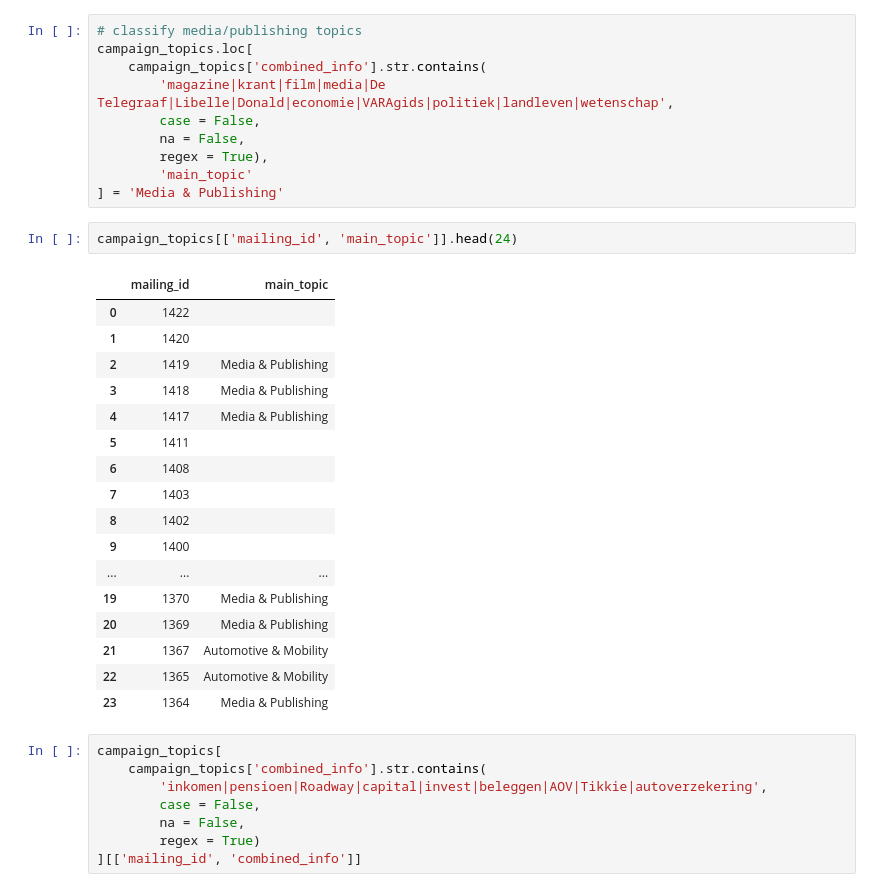
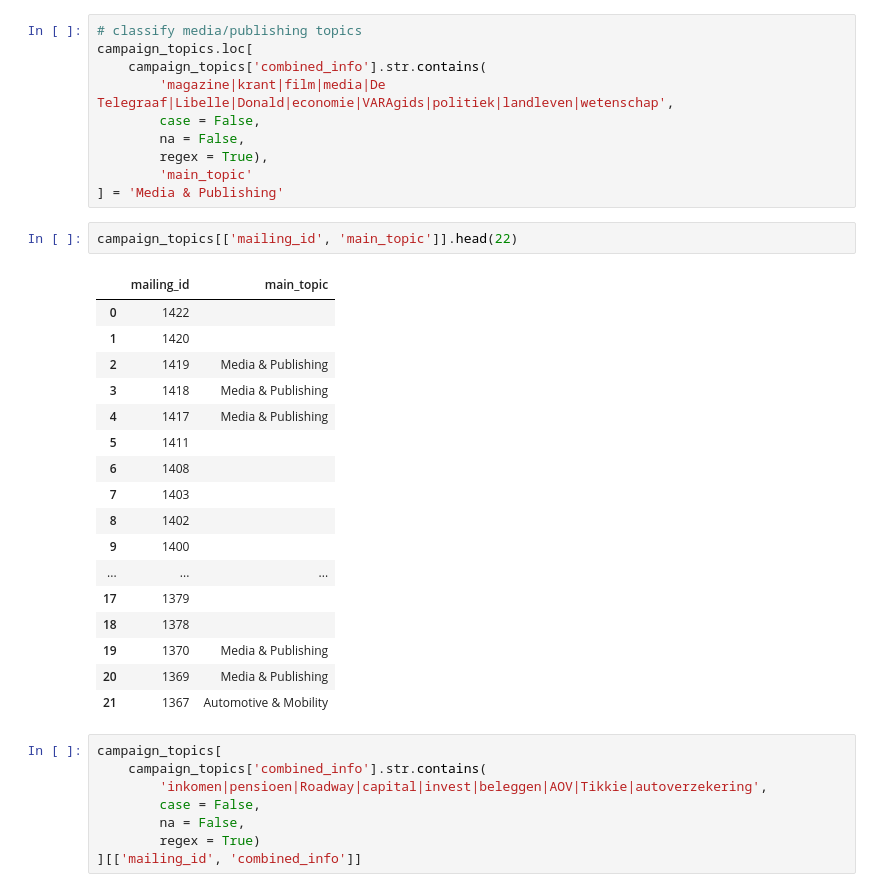
Before and after one commit to giadauva/OMG-Thesis, a Jupyter notebook: Thesis_OMG analysis.ipynb, the cells around one changed output. Saved outputs shown, nothing was run; the diff lists cells and outputs as text.

```diff
--- a/Thesis_OMG analysis.ipynb
+++ b/Thesis_OMG analysis.ipynb
@@ -1650,25 +1682,25 @@ campaign_topics.loc[
         'main_topic'
 ] = 'Media & Publishing'
 # %%
-campaign_topics[['mailing_id', 'main_topic']].head(24)
+campaign_topics[['mailing_id', 'main_topic']].head(22)
 # %% [output]
 |  | mailing_id | main_topic |
 | 0 | 1422 |  |
 | 1 | 1420 |  |
 | 2 | 1419 | Media & Publishing |
 | 3 | 1418 | Media & Publishing |
 | 4 | 1417 | Media & Publishing |
 | 5 | 1411 |  |
 | 6 | 1408 |  |
 | 7 | 1403 |  |
 | 8 | 1402 |  |
 | 9 | 1400 |  |
 | ... | ... | ... |
+| 17 | 1379 |  |
+| 18 | 1378 |  |
 | 19 | 1370 | Media & Publishing |
 | 20 | 1369 | Media & Publishing |
 | 21 | 1367 | Automotive & Mobility |
-| 22 | 1365 | Automotive & Mobility |
-| 23 | 1364 | Media & Publishing |
 # %%
 campaign_topics[
     campaign_topics['combined_info'].str.contains(
```
Also changed, not shown: parts of 42 cells of this notebook.
